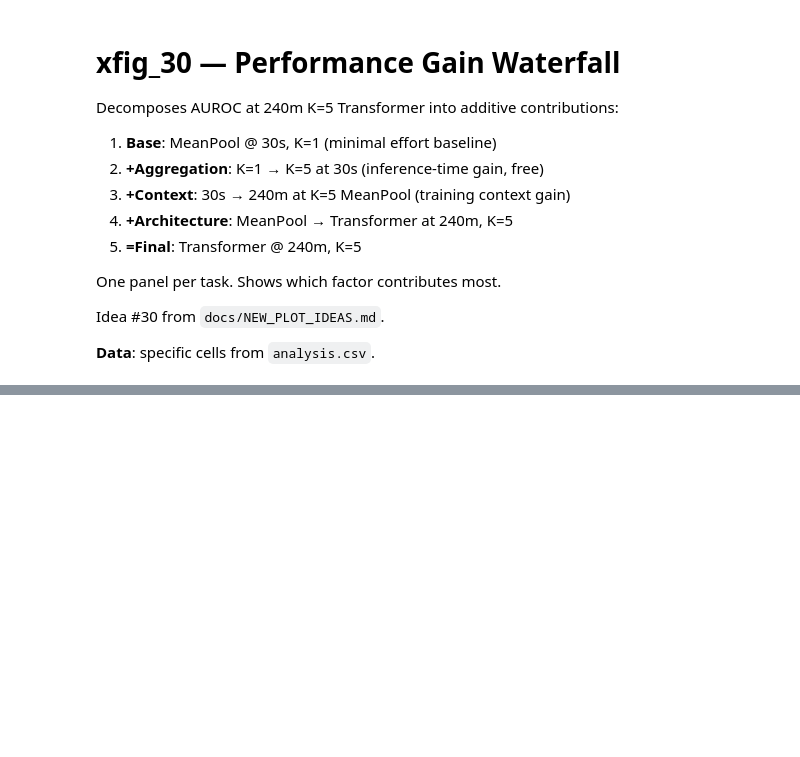
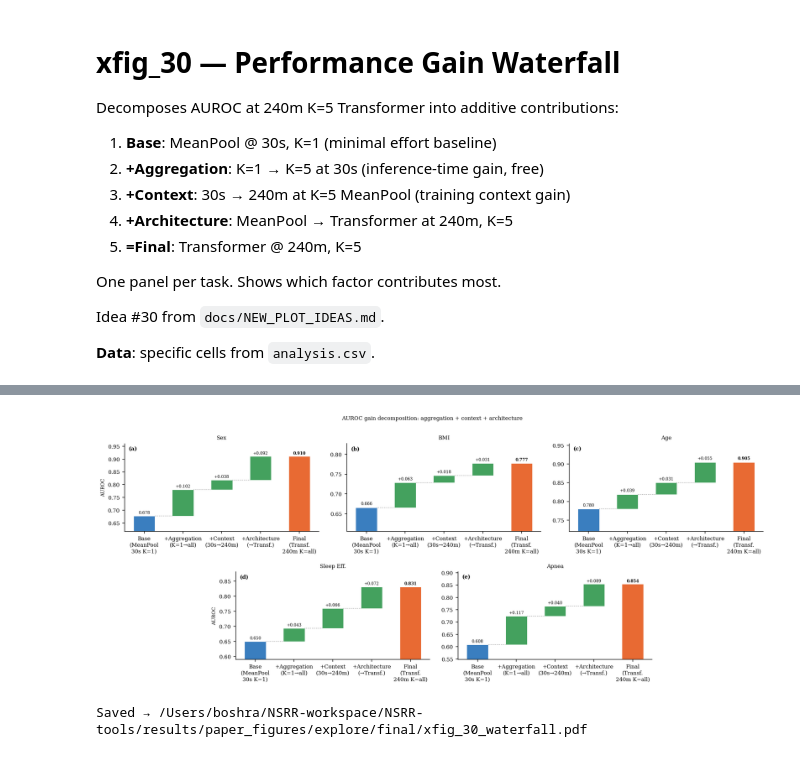
Before and after one commit to boshrakh95/NSRR-tools, a Jupyter notebook: results/paper_figures/explore/notebooks/xfig_30_waterfall.ipynb, the cells around one changed output, grey strips where cells are left out. Cells and saved outputs as stored; diff of their text form; code cells hidden in the pictures; blank space fills up the shorter version.

```diff
--- a/results/paper_figures/explore/notebooks/xfig_30_waterfall.ipynb
+++ b/results/paper_figures/explore/notebooks/xfig_30_waterfall.ipynb
@@ -96,35 +103,39 @@ print(check.to_string())
 # %%
 labels = [chr(97 + i) for i in range(len(TASKS))]
 n_last = len(TASKS) % N_COLS or N_COLS
 n_full = len(TASKS) // N_COLS
 
 mosaic = []
 for row in range(n_full):
     rl = labels[row * N_COLS:(row + 1) * N_COLS]
     mosaic.append([l for l in rl for _ in range(2)])
 if n_last < N_COLS:
     pad = N_COLS - n_last
     ll  = labels[n_full * N_COLS:]
     mosaic.append(["."] * pad + [l for l in ll for _ in range(2)] + ["."] * pad)
 
-fig, axd = plt.subplot_mosaic(mosaic, figsize=(7.0, N_ROWS * 2.8))
+fig, axd = plt.subplot_mosaic(mosaic, figsize=(7.0*2, N_ROWS * 2.8))
 
 for i, (lbl, task) in enumerate(zip(labels, TASKS)):
     ax = axd[lbl]
     xp.waterfall_panel(ax, df_allk, task)
     ax.set_title(TASK_LABEL.get(task, task), fontsize=8)
     ax.text(0.02, 0.97, f"({lbl})", transform=ax.transAxes,
             fontsize=8, fontweight="bold", va="top")
     # Only leftmost panels of each row get y-label
     if i % N_COLS != 0:
         ax.set_ylabel("")
 
 fig.suptitle("AUROC gain decomposition: aggregation + context + architecture",
              fontsize=8, y=1.01)
 fig.tight_layout(h_pad=1.8, w_pad=0.8)
 plt.show()
+# %% [output]
+[figure, added]
 # %%
 # ── Run when figure looks good ──────────────────────────────────
 fig.savefig(str(FINAL_OUT / 'xfig_30_waterfall.pdf'), bbox_inches='tight')
 fig.savefig(str(FINAL_OUT / 'xfig_30_waterfall.png'), dpi=150, bbox_inches='tight')
 print('Saved →', FINAL_OUT / 'xfig_30_waterfall.pdf')
+# %% [output]
+Saved → /Users/boshra/NSRR-workspace/NSRR-tools/results/paper_figures/explore/final/xfig_30_waterfall.pdf
```
Also changed, not shown: parts of 2 cells of this notebook, 14 other files.
